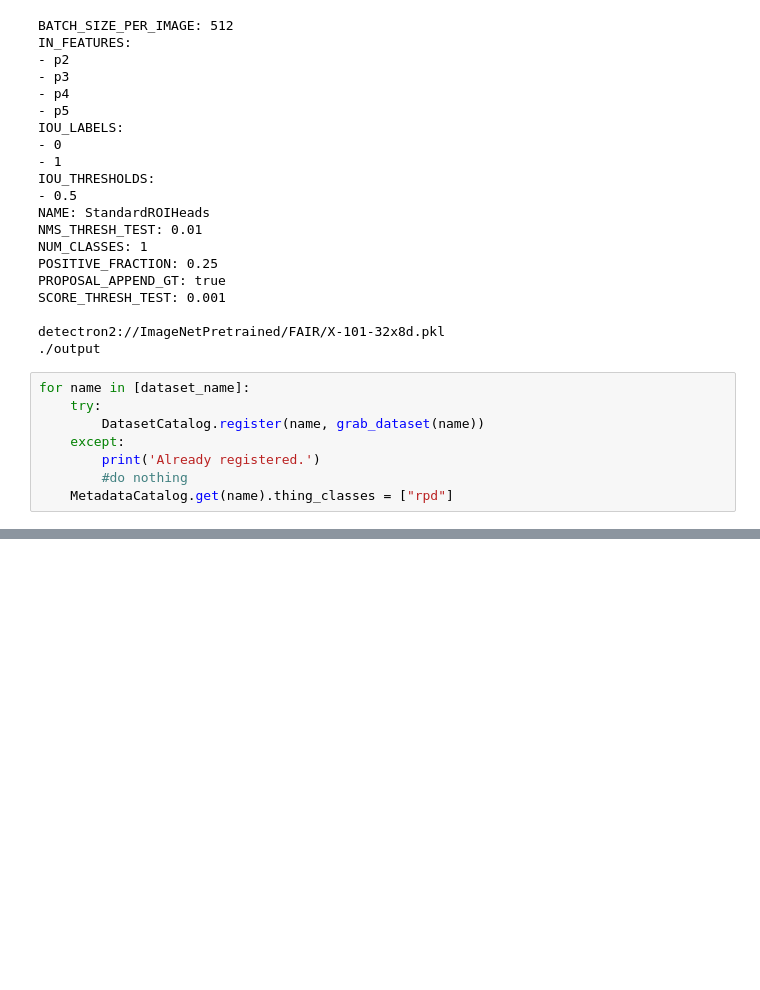
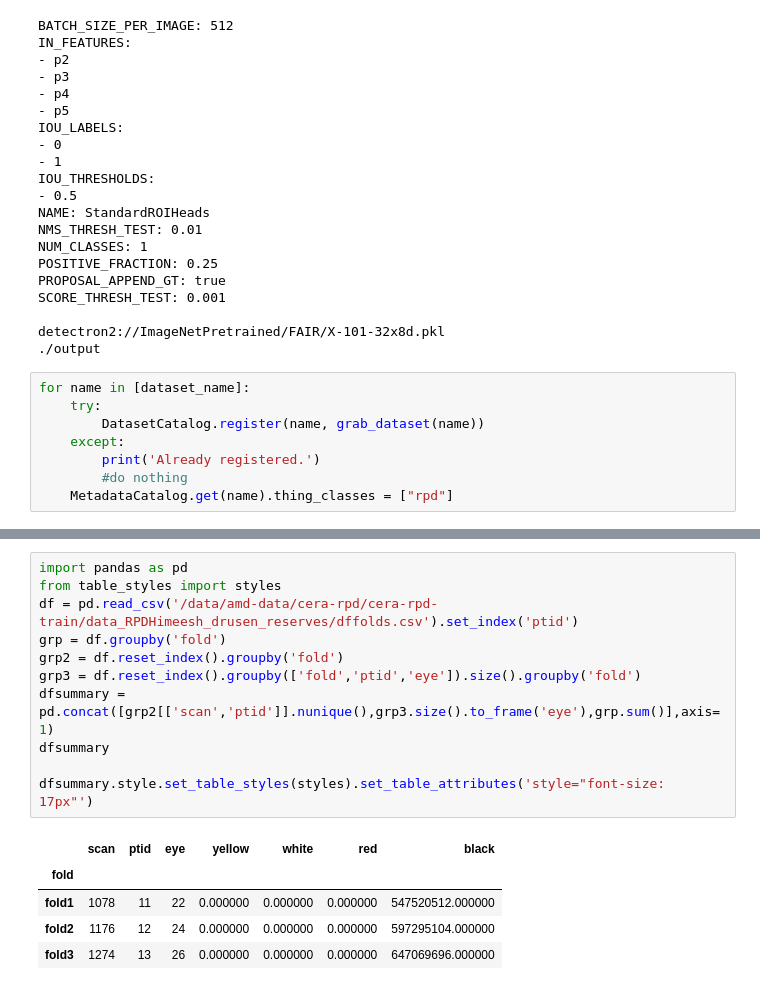
Before and after one commit to uw-biomedical-ml/detectron2-rpd-yb, a Jupyter notebook: runEnsemble.ipynb, the cells around one changed output, grey strips where cells are left out. Cells and saved outputs as stored; diff of their text form; blank space fills up the shorter version.

```diff
--- a/runEnsemble.ipynb
+++ b/runEnsemble.ipynb
@@ -344,0 +211,17 @@ dfr.style.set_table_styles(styles).set_table_attributes('style="font-size: 17px"
+# %%
+import pandas as pd
+from table_styles import styles
+df = pd.read_csv('/data/amd-data/cera-rpd/cera-rpd-train/data_RPDHimeesh_drusen_reserves/dffolds.csv').set_index('ptid')
+grp = df.groupby('fold')
+grp2 = df.reset_index().groupby('fold')
+grp3 = df.reset_index().groupby(['fold','ptid','eye']).size().groupby('fold')
+dfsummary = pd.concat([grp2[['scan','ptid']].nunique(),grp3.size().to_frame('eye'),grp.sum()],axis=1)
+dfsummary
+
+dfsummary.style.set_table_styles(styles).set_table_attributes('style="font-size: 17px"')
+# %% [output]
+|  | scan | ptid | eye | yellow | white | red | black |
+| fold |  |  |  |  |  |  |  |
+| fold1 | 1078 | 11 | 22 | 0.000000 | 0.000000 | 0.000000 | 547520512.000000 |
+| fold2 | 1176 | 12 | 24 | 0.000000 | 0.000000 | 0.000000 | 597295104.000000 |
+| fold3 | 1274 | 13 | 26 | 0.000000 | 0.000000 | 0.000000 | 647069696.000000 |
```
Also changed, not shown: parts of 38 cells of this notebook, 3 other files.
